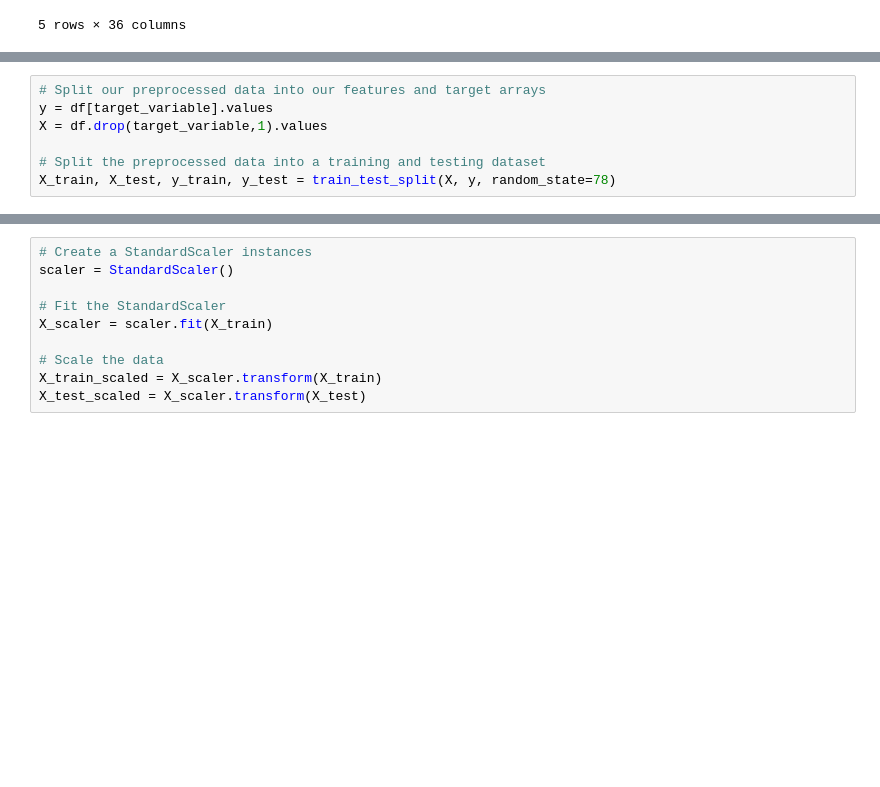
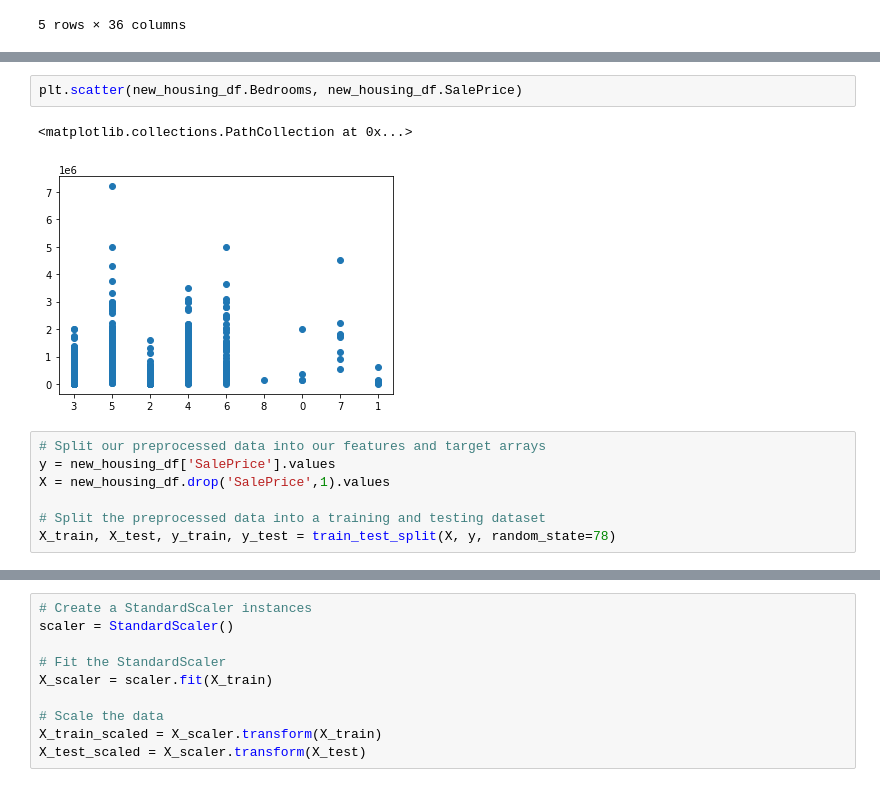
Before and after one commit to JoyRichardson/Living-in-Nashville, a Jupyter notebook: Machine_Learning_Model.ipynb, the cells around one changed output, grey strips where cells are left out. Saved outputs shown, nothing was run; the diff lists cells and outputs as text; blank space fills up the shorter version.

```diff
--- a/Machine_Learning_Model.ipynb
+++ b/Machine_Learning_Model.ipynb
@@ -176,7 +219,12 @@ import numpy as np
+# %%
+plt.scatter(new_housing_df.Bedrooms, new_housing_df.SalePrice)
+# %% [output]
+<matplotlib.collections.PathCollection at 0x...>
+[figure, added]
 # %%
 # Split our preprocessed data into our features and target arrays
-y = df[target_variable].values
-X = df.drop(target_variable,1).values
+y = new_housing_df['SalePrice'].values
+X = new_housing_df.drop('SalePrice',1).values
 
 # Split the preprocessed data into a training and testing dataset
 X_train, X_test, y_train, y_test = train_test_split(X, y, random_state=78)
```
Also changed, not shown: parts of 12 cells of this notebook.
